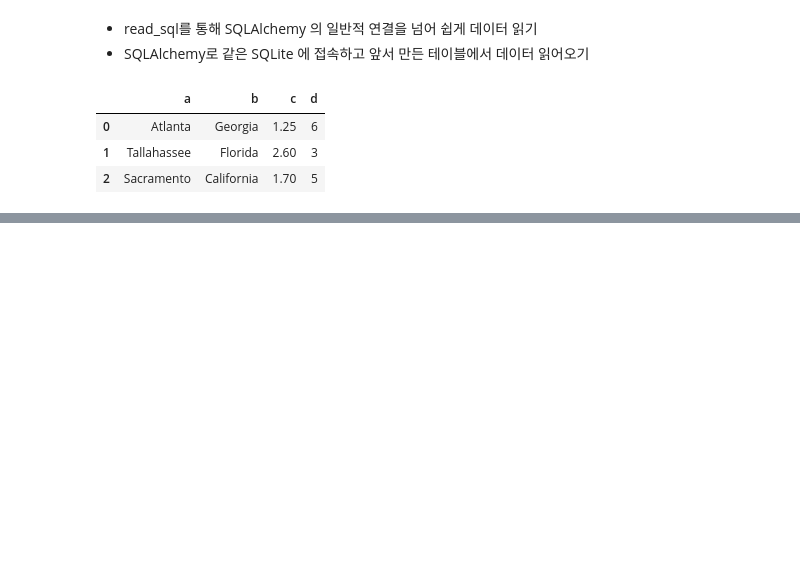
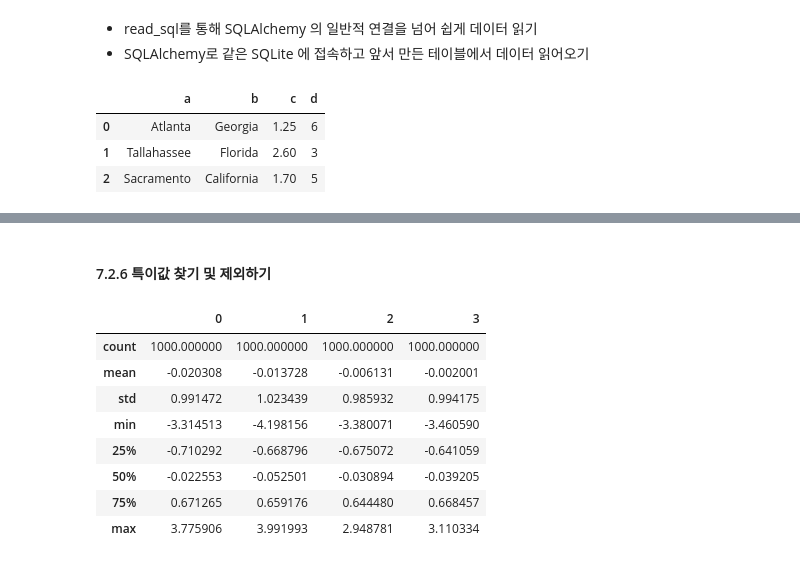
Before and after one commit to helloKH/Psypy, a Jupyter notebook: Psypy_Data Load & Preparations(Chapter 6 ~7).ipynb, the cells around one changed output, grey strips where cells are left out. Cells and saved outputs as stored; diff of their text form; code cells hidden in the pictures; blank space fills up the shorter version.

```diff
--- a/Psypy_Data Load & Preparations(Chapter 6 ~7).ipynb
+++ b/Psypy_Data Load & Preparations(Chapter 6 ~7).ipynb
@@ -716,0 +1270,15 @@ pd.read_sql('select * from test', db)
+# %% [markdown]
+#### 7.2.6 특이값 찾기 및 제외하기
+# %%
+data = pd.DataFrame(np.random.randn(1000, 4))
+data.describe()
+# %% [output]
+|  | 0 | 1 | 2 | 3 |
+| count | 1000.000000 | 1000.000000 | 1000.000000 | 1000.000000 |
+| mean | -0.020308 | -0.013728 | -0.006131 | -0.002001 |
+| std | 0.991472 | 1.023439 | 0.985932 | 0.994175 |
+| min | -3.314513 | -4.198156 | -3.380071 | -3.460590 |
+| 25% | -0.710292 | -0.668796 | -0.675072 | -0.641059 |
+| 50% | -0.022553 | -0.052501 | -0.030894 | -0.039205 |
+| 75% | 0.671265 | 0.659176 | 0.644480 | 0.668457 |
+| max | 3.775906 | 3.991993 | 2.948781 | 3.110334 |
```
Also changed, not shown: parts of 186 cells of this notebook.
